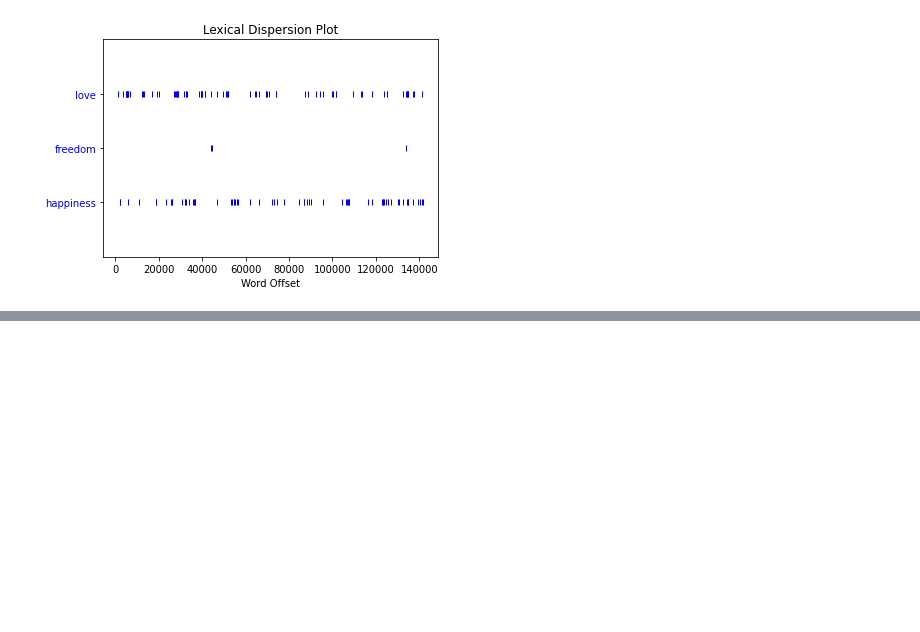
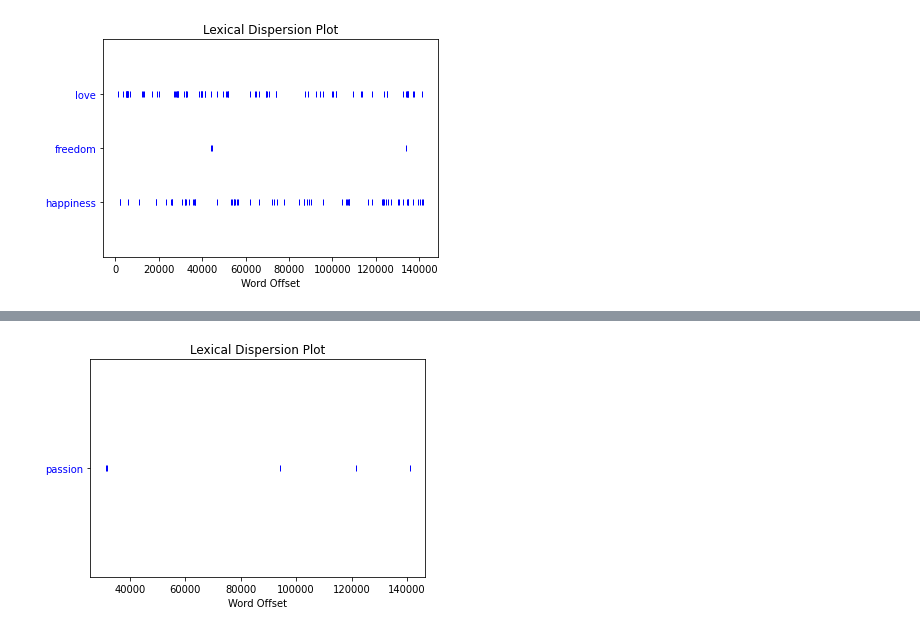
Before and after one commit to yesdeepakmittal/pytraining, a Jupyter notebook: Advanced/NLTK.ipynb, the cells around one changed output, grey strips where cells are left out. Saved outputs shown, nothing was run; the diff lists cells and outputs as text; code cells hidden in the pictures; blank space fills up the shorter version.

```diff
--- a/Advanced/NLTK.ipynb
+++ b/Advanced/NLTK.ipynb
@@ -166,0 +204,4 @@ text2.generate(10)
+# %%
+text2.dispersion_plot(['passion'])
+# %% [output]
+[figure, added]
```
Also changed, not shown: parts of 20 cells of this notebook.
